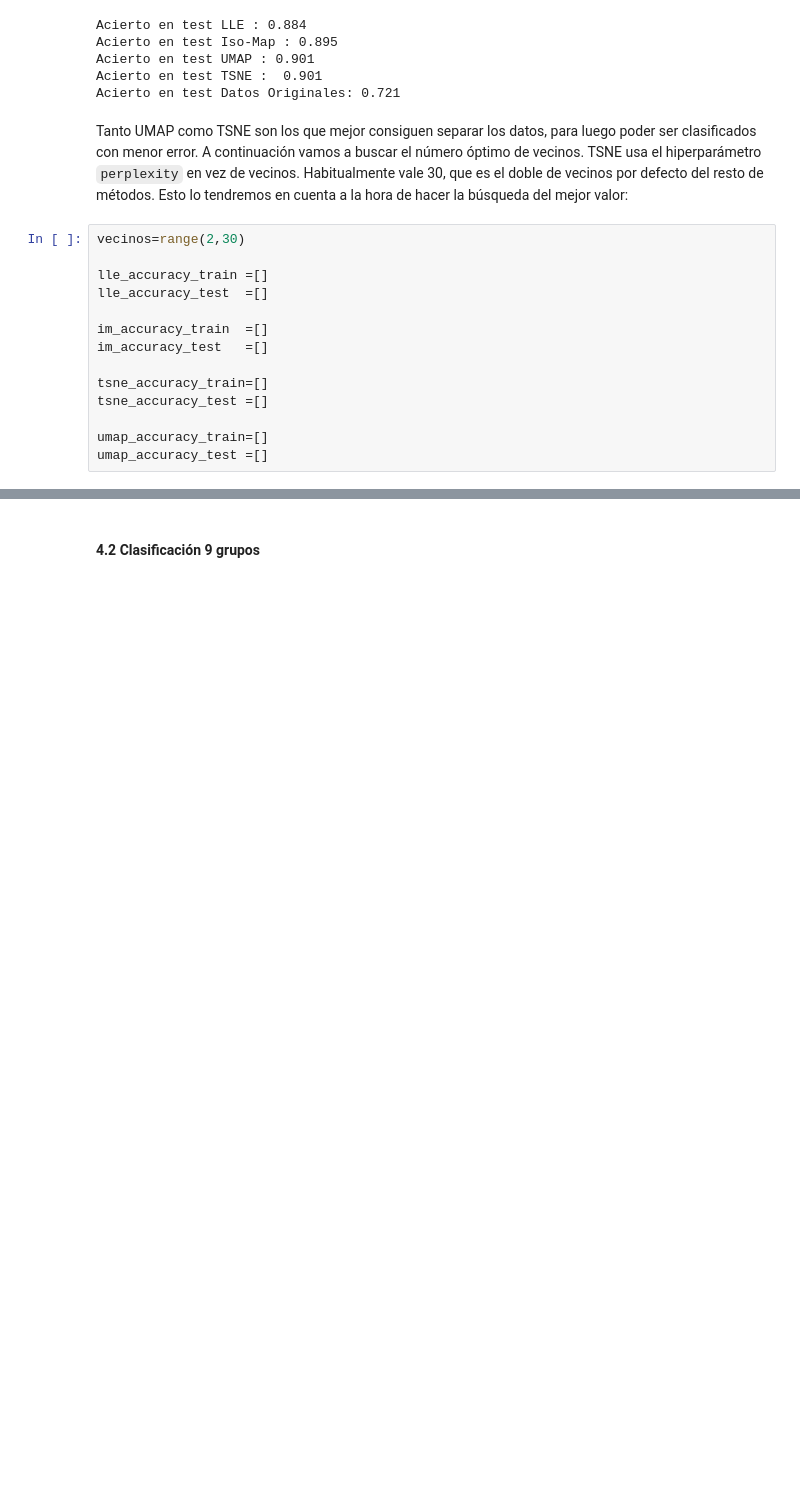
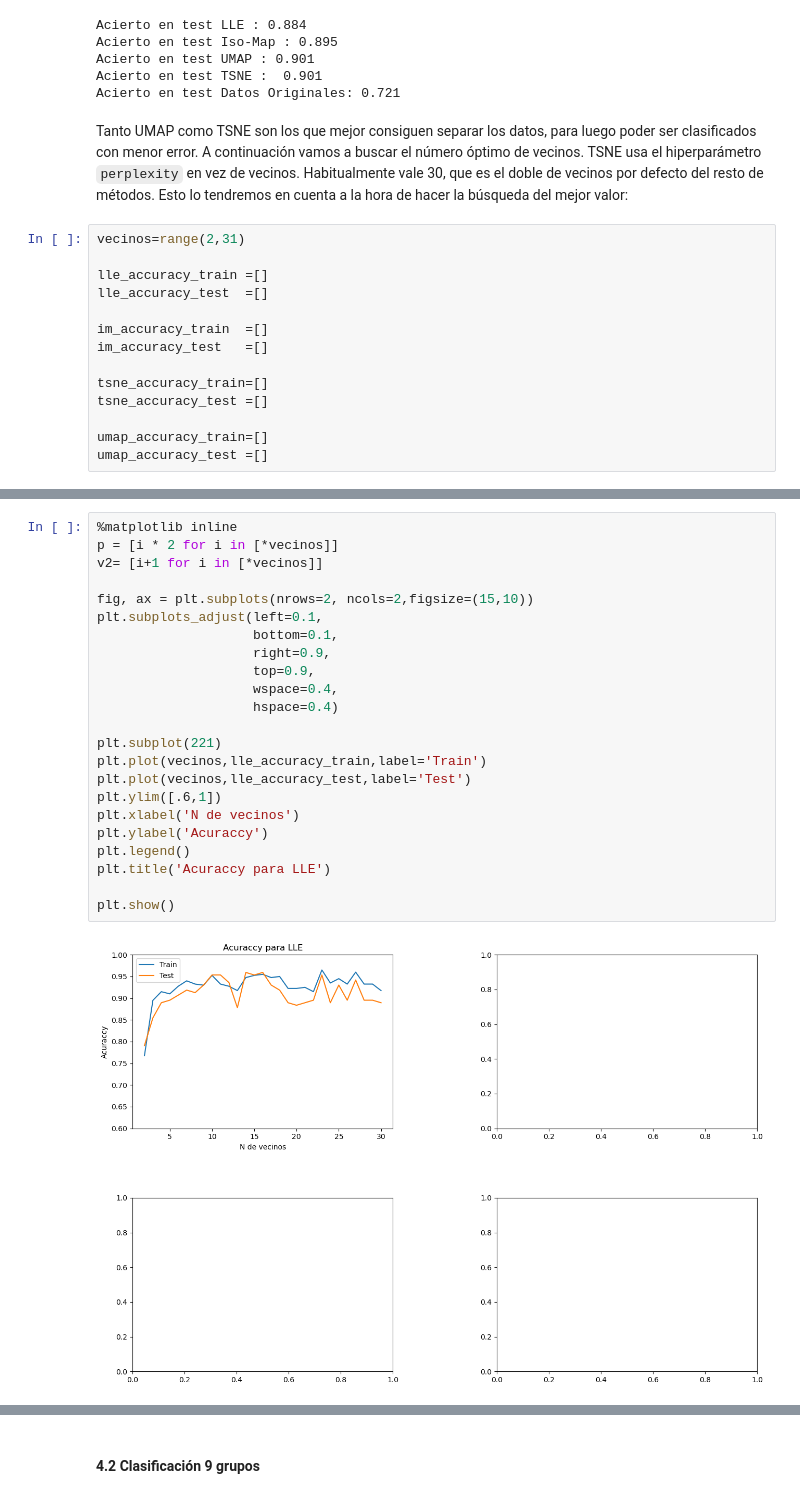
Before and after one commit to jemarle/AMII, a Jupyter notebook: Proyecto_aceite_oliva/Ejercicio_alumno_Carlos.ipynb, the cells around one changed output, grey strips where cells are left out. Drawn from its saved outputs; the diff is of its cells as text; blank space fills up the shorter version.

Commit message:
óptimo vecinos lle

```diff
--- a/Proyecto_aceite_oliva/Ejercicio_alumno_Carlos.ipynb
+++ b/Proyecto_aceite_oliva/Ejercicio_alumno_Carlos.ipynb
@@ -1258,7 +1258,7 @@ Acierto en test Datos Originales: 0.721
 # %% [markdown]
 Tanto UMAP como TSNE son los que mejor consiguen separar los datos, para luego poder ser clasificados con menor error. A continuación vamos a buscar el número óptimo de vecinos. TSNE usa el hiperparámetro `perplexity` en vez de vecinos. Habitualmente vale 30, que es el doble de vecinos por defecto del resto de métodos. Esto lo tendremos en cuenta a la hora de hacer la búsqueda del mejor valor:
 # %%
-vecinos=range(2,30)
+vecinos=range(2,31)
 
 lle_accuracy_train =[]
 lle_accuracy_test  =[]
@@ -1274 +1355,26 @@ umap_accuracy_test =[]
+# %%
+%matplotlib inline
+p = [i * 2 for i in [*vecinos]]
+v2= [i+1 for i in [*vecinos]]
+
+fig, ax = plt.subplots(nrows=2, ncols=2,figsize=(15,10))
+plt.subplots_adjust(left=0.1,
+                    bottom=0.1,
+                    right=0.9,
+                    top=0.9,
+                    wspace=0.4,
+                    hspace=0.4)
+
+plt.subplot(221)
+plt.plot(vecinos,lle_accuracy_train,label='Train')
+plt.plot(vecinos,lle_accuracy_test,label='Test')
+plt.ylim([.6,1])
+plt.xlabel('N de vecinos')
+plt.ylabel('Acuraccy')
+plt.legend()
+plt.title('Acuraccy para LLE')
+
+plt.show()
+# %% [output]
+[figure, added]
 # %%
```
Also changed, not shown: parts of 2 cells of this notebook.
